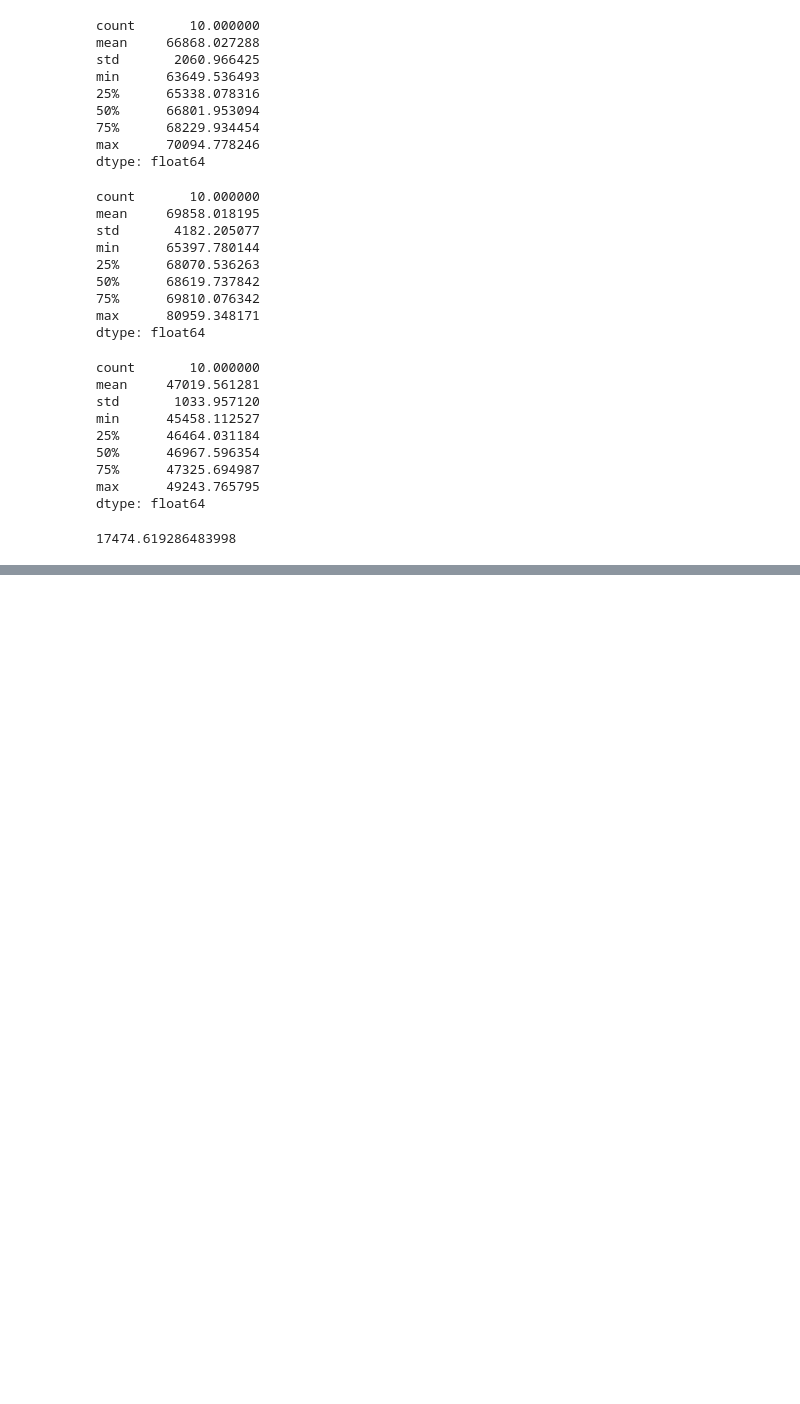
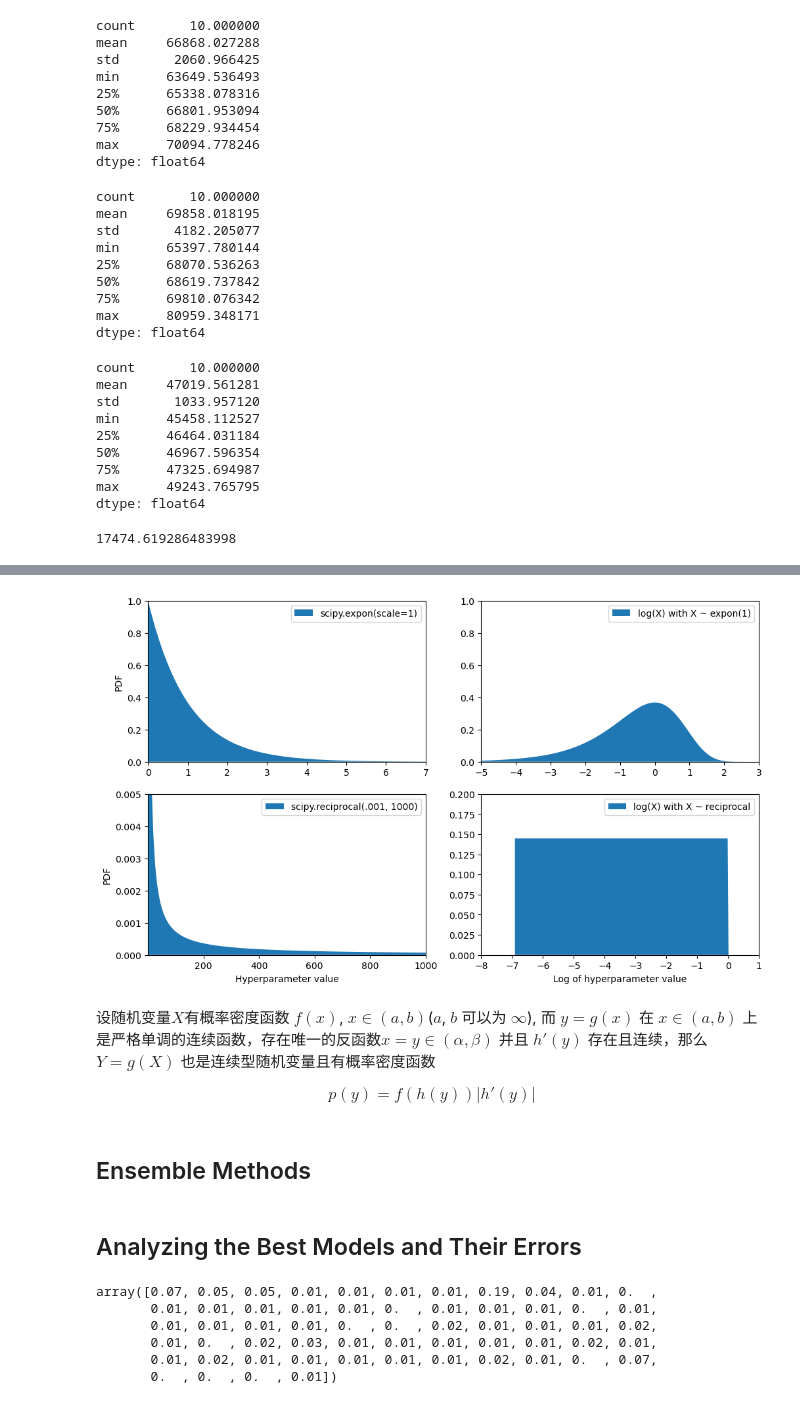
Before and after one commit to JPL-JUNO/Hands-on-Machine-Learning-HOML, a Jupyter notebook: codes/chpt02_End_to_End_Machine_Learning_Project.ipynb, the cells around one changed output, grey strips where cells are left out. Drawn from its saved outputs; the diff is of its cells as text; code cells hidden in the pictures; blank space fills up the shorter version.

```diff
--- a/codes/chapter2.ipynb
+++ b/codes/chpt02_End_to_End_Machine_Learning_Project.ipynb
@@ -955,0 +1106,63 @@ forest_rmse
+# %%
+from scipy.stats import reciprocal
+
+xs1 = np.linspace(0, 7, 500)
+expon_distrib = expon(scale=1).pdf(xs1)
+
+log_xs2 = np.linspace(-5, 3, 500)
+log_expon_distrib = np.exp(log_xs2 - np.exp(log_xs2))
+
+xs3 = np.linspace(.001, 1000, 500)
+reciprocal_distrib = reciprocal(.001, 1000).pdf(xs3)
+
+log_xs4 = np.linspace(np.log(.001), np.log(1000), 500)
+log_reciprocal_distrib = uniform(np.log(.001), np.log(1000)).pdf(log_xs4)
+
+plt.figure(figsize=(12, 7))
+
+plt.subplot(2, 2, 1)
+plt.fill_between(xs1, expon_distrib, label='scipy.expon(scale=1)')
+plt.ylabel('PDF')
+plt.legend()
+plt.axis([0, 7, 0, 1])
+
+plt.subplot(2, 2, 2)
+plt.fill_between(log_xs2, log_expon_distrib, label='log(X) with X ~ expon(1)')
+plt.legend()
+plt.axis([-5, 3, 0, 1])
+
+plt.subplot(2, 2, 3)
+plt.fill_between(xs3, reciprocal_distrib, label='scipy.reciprocal(.001, 1000)')
+plt.ylabel('PDF')
+plt.xlabel('Hyperparameter value')
+plt.legend()
+plt.axis([.001, 1000, 0, .005])
+
+plt.subplot(2, 2, 4)
+plt.fill_between(log_xs4, log_reciprocal_distrib, label='log(X) with X ~ reciprocal')
+plt.xlabel('Log of hyperparameter value')
+plt.legend()
+plt.axis([-8, 1, 0, .2])
+
+plt.show()
+# %% [output]
+[figure, added]
+# %% [markdown]
+设随机变量$X$有概率密度函数 $f(x)$, $x \in (a, b)$($a$, $b$ 可以为 $\infty$), 而 $y = g(x)$ 在 $x \in (a, b)$ 上是严格单调的连续函数，存在唯一的反函数$x =  y \in (\alpha, \beta)$ 并且 $h'(y)$ 存在且连续，那么 $Y = g(X)$ 也是连续型随机变量且有概率密度函数
+
+$$p(y)=f(h(y))|h'(y)|$$
+# %% [markdown]
+## Ensemble Methods
+# %% [markdown]
+## Analyzing the Best Models and Their Errors
+# %%
+final_model = rnd_search.best_estimator_
+feature_importances = final_model['random_forest'].feature_importances_
+feature_importances.round(2)
+# %% [output]
+array([0.07, 0.05, 0.05, 0.01, 0.01, 0.01, 0.01, 0.19, 0.04, 0.01, 0.  ,
+       0.01, 0.01, 0.01, 0.01, 0.01, 0.  , 0.01, 0.01, 0.01, 0.  , 0.01,
+       0.01, 0.01, 0.01, 0.01, 0.  , 0.  , 0.02, 0.01, 0.01, 0.01, 0.02,
+       0.01, 0.  , 0.02, 0.03, 0.01, 0.01, 0.01, 0.01, 0.01, 0.02, 0.01,
+       0.01, 0.02, 0.01, 0.01, 0.01, 0.01, 0.01, 0.02, 0.01, 0.  , 0.07,
+       0.  , 0.  , 0.  , 0.01])
```
Also changed, not shown: parts of 21 cells of this notebook, 1 other file.
